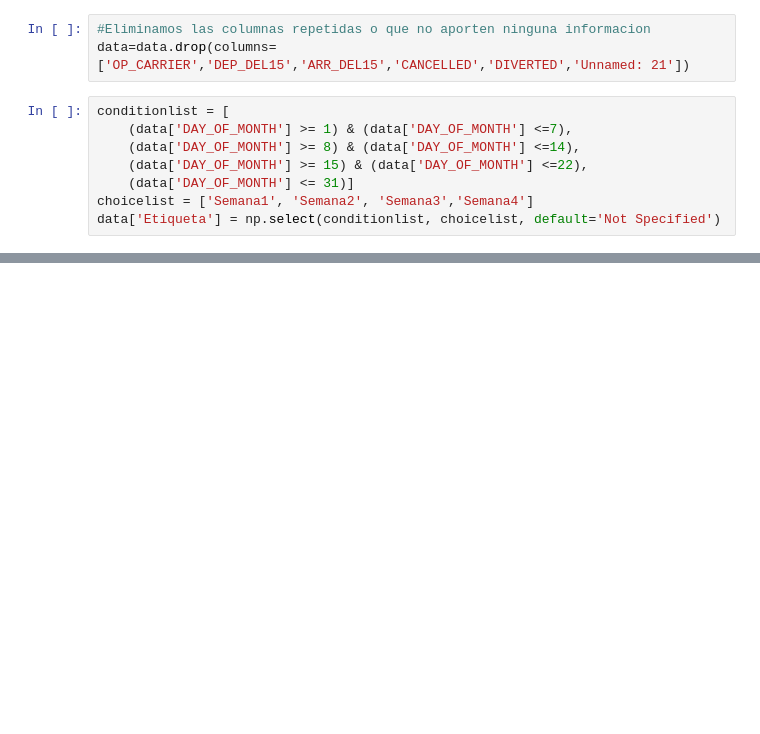
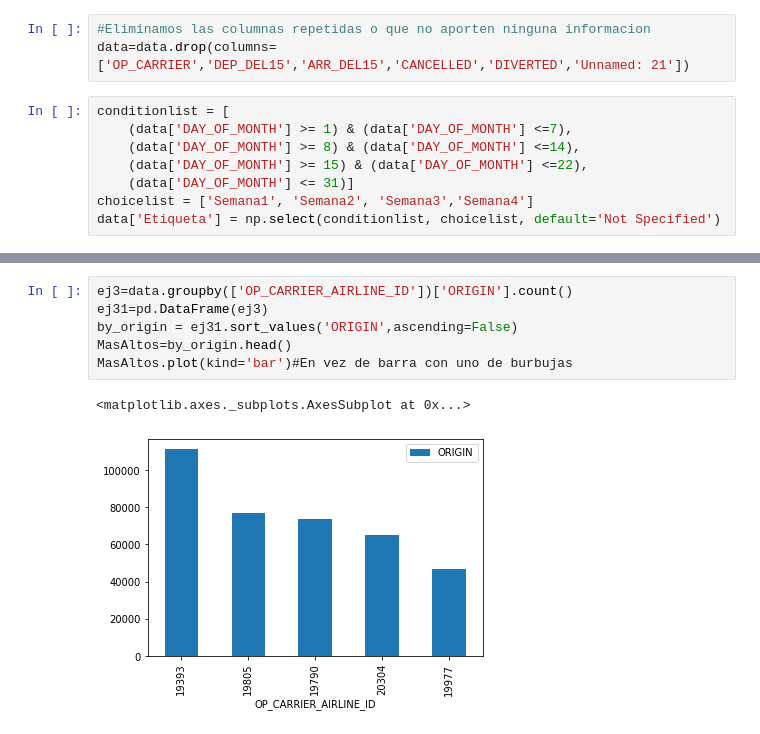
Before and after one commit to roig7/Practicamining1, a Jupyter notebook: LAB01-GRUPORoigChavarri/Practica2Vuelos.ipynb, the cells around one changed output, grey strips where cells are left out. Saved outputs shown, nothing was run; the diff lists cells and outputs as text; blank space fills up the shorter version.

```diff
--- a/LAB01-GRUPORoigChavarri/Practica2Vuelos.ipynb
+++ b/LAB01-GRUPORoigChavarri/Practica2Vuelos.ipynb
@@ -98,0 +110,9 @@ enero
+# %%
+ej3=data.groupby(['OP_CARRIER_AIRLINE_ID'])['ORIGIN'].count()
+ej31=pd.DataFrame(ej3)
+by_origin = ej31.sort_values('ORIGIN',ascending=False)
+MasAltos=by_origin.head()
+MasAltos.plot(kind='bar')#En vez de barra con uno de burbujas
+# %% [output]
+<matplotlib.axes._subplots.AxesSubplot at 0x...>
+[figure, added]
```
Also changed, not shown: parts of 8 cells of this notebook.
